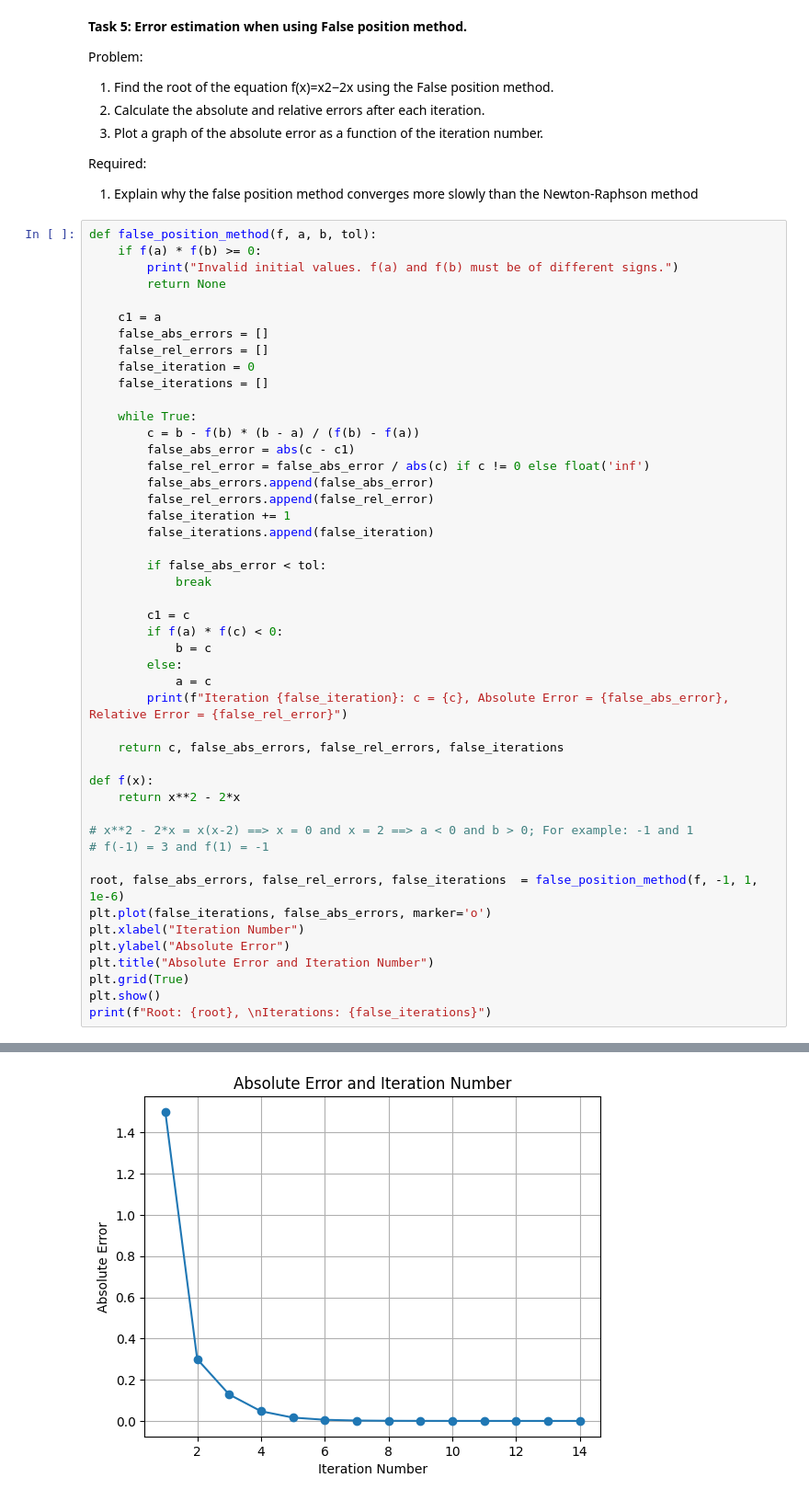
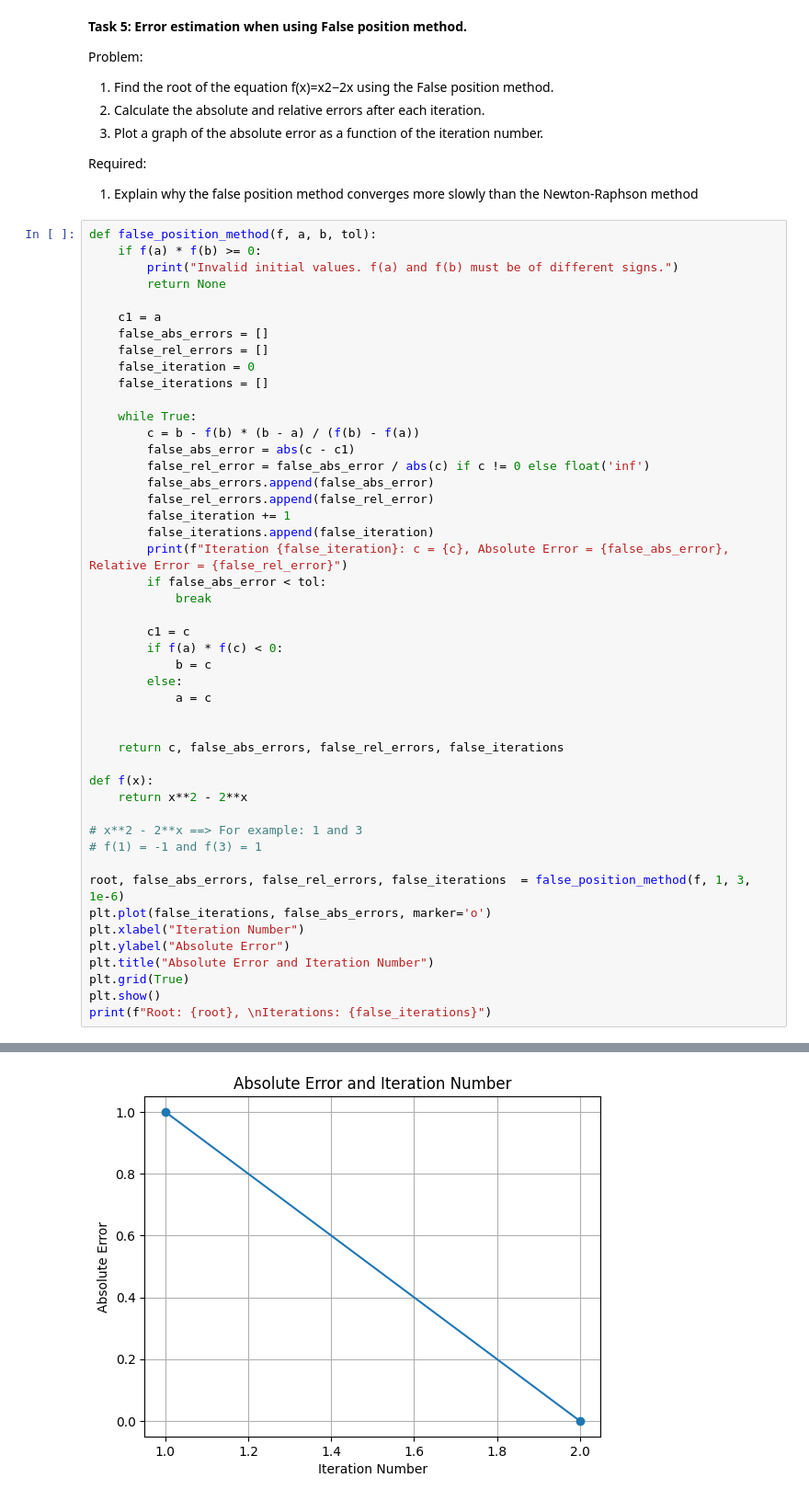
Before and after one commit to likoscp/Comp_Math_assignments, a Jupyter notebook: assignment.ipynb, the cells around one changed output, grey strips where cells are left out. Shown: that part at 92% size. Drawn from its saved outputs; the diff is of its cells as text.

```diff
--- a/assignment.ipynb
+++ b/assignment.ipynb
@@ -295,7 +295,7 @@ def false_position_method(f, a, b, tol):
         false_rel_errors.append(false_rel_error)
         false_iteration += 1
         false_iterations.append(false_iteration)
-
+        print(f"Iteration {false_iteration}: c = {c}, Absolute Error = {false_abs_error}, Relative Error = {false_rel_error}")
         if false_abs_error < tol:
             break
 
@@ -304,17 +304,17 @@ def false_position_method(f, a, b, tol):
             b = c
         else:
             a = c
-        print(f"Iteration {false_iteration}: c = {c}, Absolute Error = {false_abs_error}, Relative Error = {false_rel_error}")
+
 
     return c, false_abs_errors, false_rel_errors, false_iterations
 
 def f(x):
-    return x**2 - 2*x
+    return x**2 - 2**x
 
-# x**2 - 2*x = x(x-2) ==> x = 0 and x = 2 ==> a < 0 and b > 0; For example: -1 and 1
-# f(-1) = 3 and f(1) = -1
+# x**2 - 2**x ==> For example: 1 and 3
+# f(1) = -1 and f(3) = 1
 
-root, false_abs_errors, false_rel_errors, false_iterations  = false_position_method(f, -1, 1, 1e-6)
+root, false_abs_errors, false_rel_errors, false_iterations  = false_position_method(f, 1, 3, 1e-6)
 plt.plot(false_iterations, false_abs_errors, marker='o')
 plt.xlabel("Iteration Number")
 plt.ylabel("Absolute Error")
@@ -339 +328 @@ Iteration 13: c = 1.2544501619495142e-06, Absolute Error = 2.508895602969324e-06
-[figure, old version]
+[figure, new version]
```
Also changed, not shown: parts of 2 cells of this notebook.
